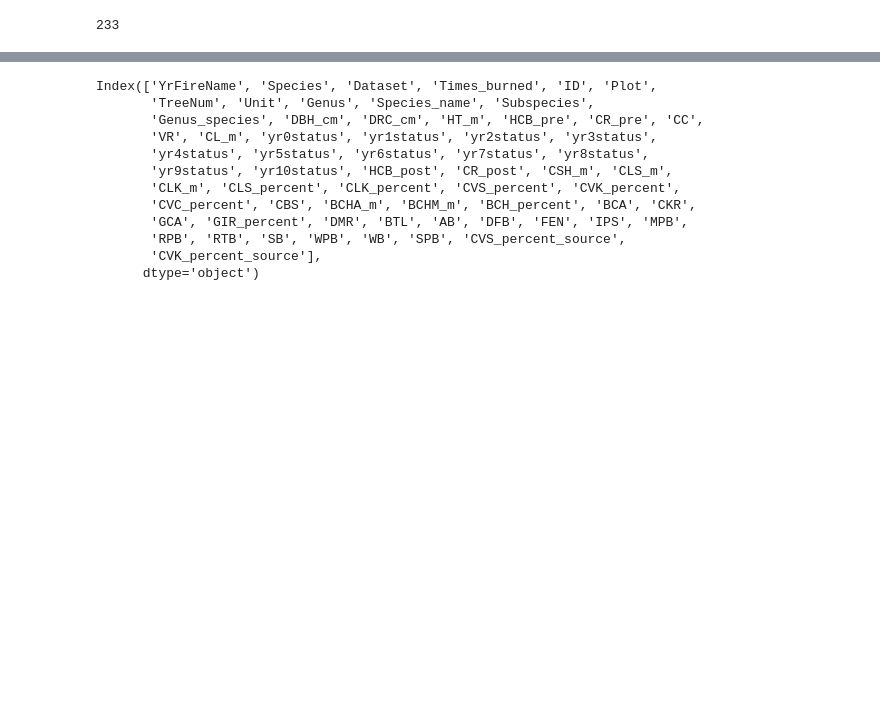
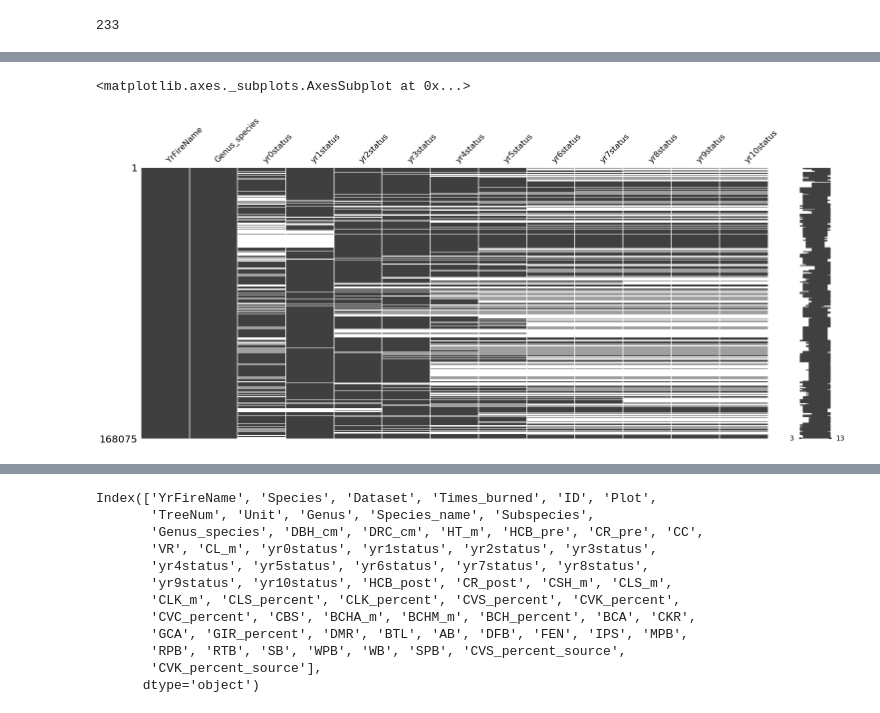
Before and after one commit to jshaffer94247/Fire-and-Trees, a Jupyter notebook: code/01_Forest_Fire_Tree_Outcomes_EDA.ipynb, the cells around one changed output, grey strips where cells are left out. Drawn from its saved outputs; the diff is of its cells as text; code cells hidden in the pictures; blank space fills up the shorter version.

```diff
--- a/code/01_Forest_Fire_Tree_Outcomes_EDA.ipynb
+++ b/code/01_Forest_Fire_Tree_Outcomes_EDA.ipynb
@@ -197,6 +196,14 @@ From the file _metadata_RDS-2020-0001.html
 |SPB|Southern pine beetle presence or absence; Dendroctonus frontalis (presence=1, absence=0).|NA = not assessed.||
 |CVS_percent_source|Denotes whether directly assessed in the field or calculated as described in FOFEM help document (F=field; C=calculated).|NA = not assessed.||
 |CVK_percent_source|Denotes whether directly assessed in the field or calculated as described in FOFEM help document. F= field; C=calculated.|NA = not assessed.||
+# %%
+# A few handy feature collections
+features_key = ['YrFireName','Genus_species']
+features_parasites = ['BTL', 'AB', 'DFB', 'FEN', 'IPS', 'MPB',
+       'RPB', 'RTB', 'SB', 'WPB', 'WB', 'SPB']
+features_years = ['yr0status', 'yr1status', 'yr2status', 'yr3status',
+       'yr4status', 'yr5status', 'yr6status', 'yr7status', 'yr8status',
+       'yr9status', 'yr10status']
 # %%
 # Over 11_000 trees in the biggest single fire
 df_trees['YrFireName'].value_counts().head(3)
@@ -383,3 +392,9 @@ df_trees.loc[df_trees['YrFireName']=="2002 - Southeastern Piedmont Clemson SC 77
 |  | YrFireName | Species | Dataset | Times_burned | ID | Plot | TreeNum | Unit | Genus | Species_name | ... |
 | 24838 | 2002 - Southeastern Piedmont Clem... | ACRU | McIver | 2 | NaN | 744 | 544 | R2TB-CLM_thin-burn | Acer | rubrum | ... |
 | 24840 | 2002 - Southeastern Piedmont Clem... | ACRU | McIver | 2 | NaN | 750 | 235 | R2TB-CLM_thin-burn | Acer | rubrum | ... |
+# %%
+# check key missing items
+msno.matrix(df_trees[features_key + features_years])
+# %% [output]
+<matplotlib.axes._subplots.AxesSubplot at 0x...>
+[figure, added]
```
Also changed, not shown: parts of 45 cells of this notebook.
